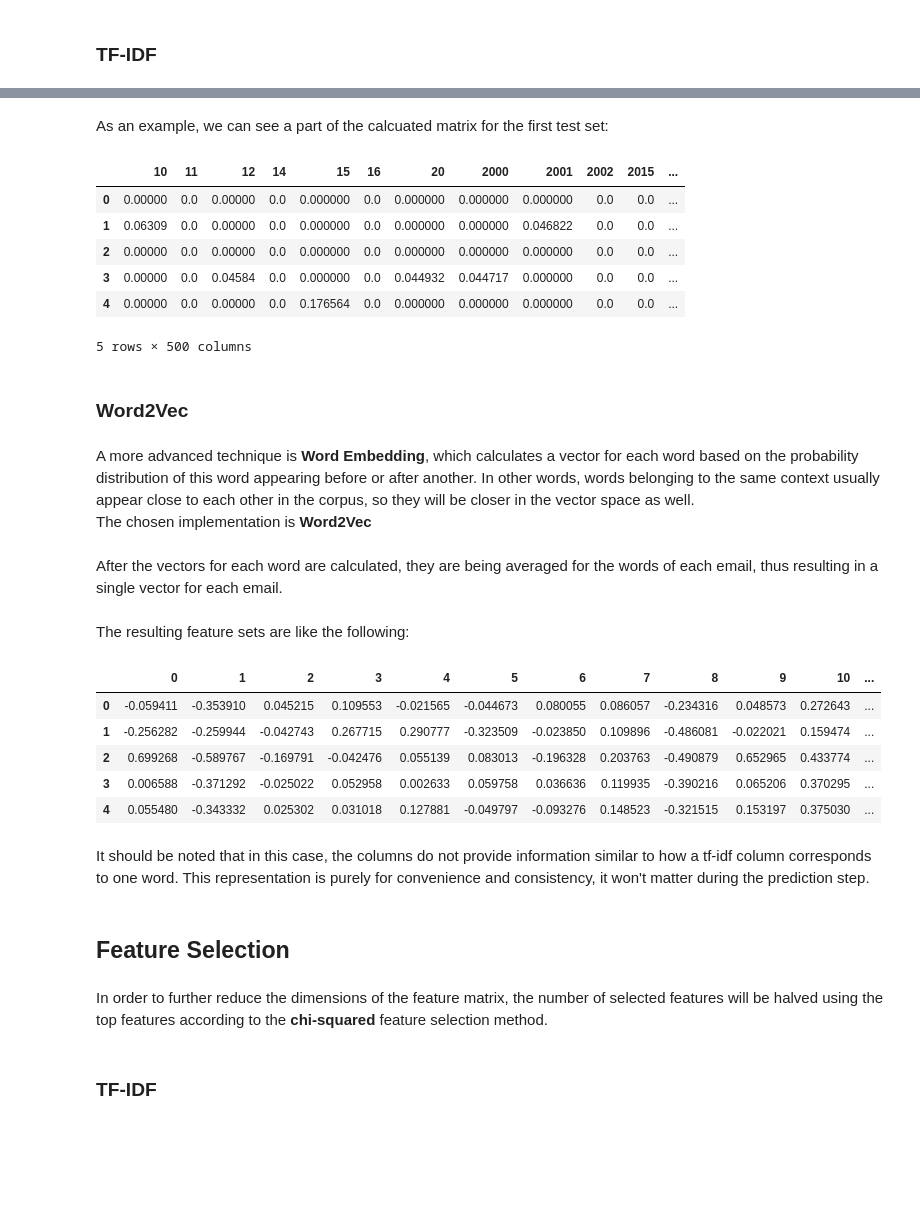
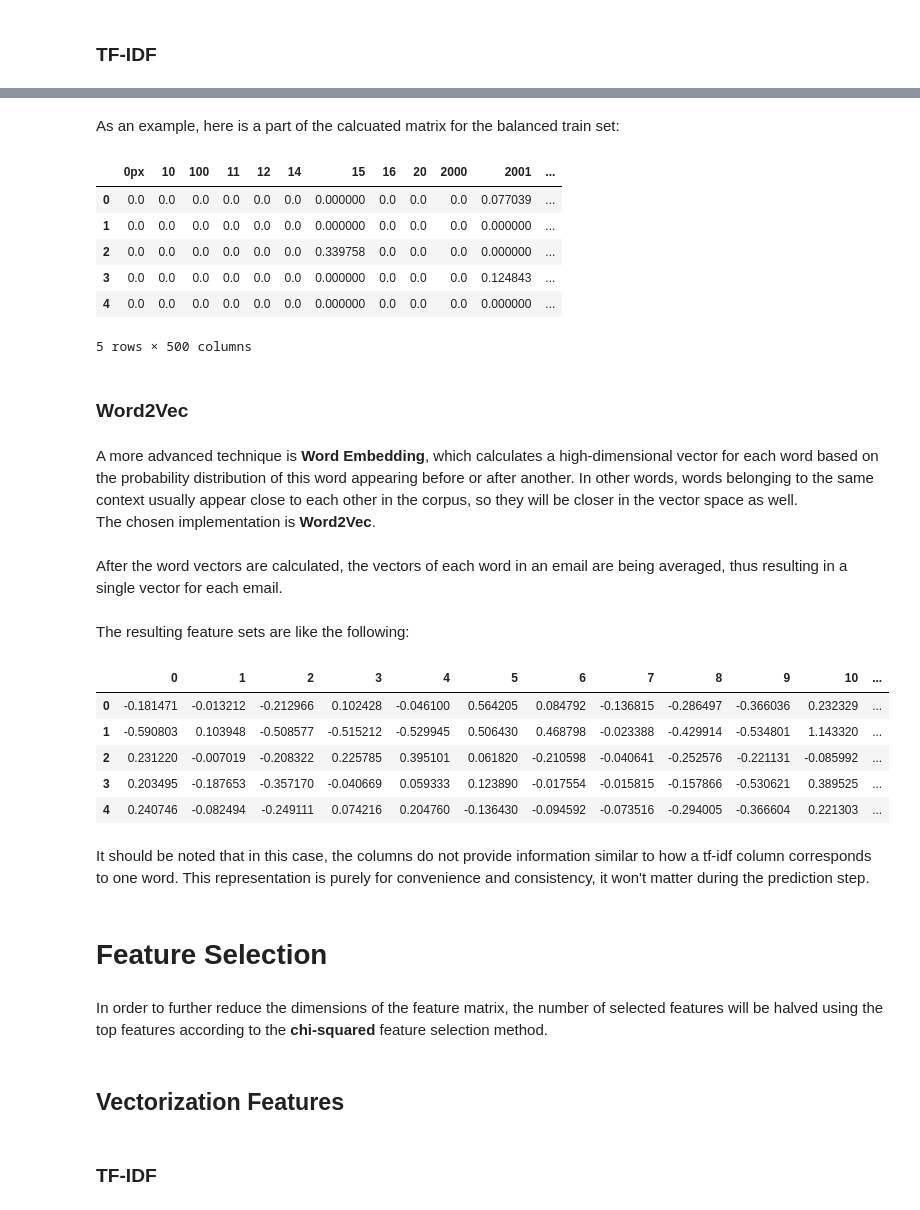
Before and after one commit to liakoyras/thesis-phishing-email-detection, a Jupyter notebook: Text Feature Extraction and Feature Selection.ipynb, the cells around one changed output, grey strips where cells are left out. Saved outputs shown, nothing was run; the diff lists cells and outputs as text; code cells hidden in the pictures; blank space fills up the shorter version.

```diff
--- a/Text Feature Extraction and Feature Selection.ipynb
+++ b/Text Feature Extraction and Feature Selection.ipynb
@@ -14,5 +16,5 @@ from ast import literal_eval
 cwd = os.getcwd()
 csv_path = os.path.join(cwd, 'data/csv/')
 
-train = ['train_1.csv', 'train_2.csv']
-test = ['test_1.csv', 'test_2.csv']
+train_tokens = ['train_balanced_tokens.csv', 'train_imbalanced_tokens.csv']
+test_tokens = ['test_balanced_tokens.csv', 'test_imbalanced_tokens.csv']
@@ -19,4 +23,4 @@ test = ['test_1.csv', 'test_2.csv']
 # %%
-train_1 = pd.read_csv(os.path.join(csv_path, train[0]), index_col=0, converters={'body': literal_eval})
-test_1 = pd.read_csv(os.path.join(csv_path, test[0]), index_col=0, converters={'body': literal_eval})
+train_balanced_tokens = pd.read_csv(os.path.join(csv_path, train_tokens[0]), index_col=0, converters={'body': literal_eval})
+test_balanced_tokens = pd.read_csv(os.path.join(csv_path, test_tokens[0]), index_col=0, converters={'body': literal_eval})
 # %%
@@ -58,26 +66,26 @@ tfidf_model_2 = tfidf_2['vectorizer']
 # %% [markdown]
-As an example, we can see a part of the calcuated matrix for the first test set:
+As an example, here is a part of the calcuated matrix for the balanced train set:
 # %%
-tfidf_test_1.head()
+tfidf_train_balanced.head()
 # %% [output]
-|  | 10 | 11 | 12 | 14 | 15 | 16 | 20 | 2000 | 2001 | 2002 | 2015 | ... |
-| 0 | 0.00000 | 0.0 | 0.00000 | 0.0 | 0.000000 | 0.0 | 0.000000 | 0.000000 | 0.000000 | 0.0 | 0.0 | ... |
-| 1 | 0.06309 | 0.0 | 0.00000 | 0.0 | 0.000000 | 0.0 | 0.000000 | 0.000000 | 0.046822 | 0.0 | 0.0 | ... |
-| 2 | 0.00000 | 0.0 | 0.00000 | 0.0 | 0.000000 | 0.0 | 0.000000 | 0.000000 | 0.000000 | 0.0 | 0.0 | ... |
-| 3 | 0.00000 | 0.0 | 0.04584 | 0.0 | 0.000000 | 0.0 | 0.044932 | 0.044717 | 0.000000 | 0.0 | 0.0 | ... |
-| 4 | 0.00000 | 0.0 | 0.00000 | 0.0 | 0.176564 | 0.0 | 0.000000 | 0.000000 | 0.000000 | 0.0 | 0.0 | ... |
+|  | 0px | 10 | 100 | 11 | 12 | 14 | 15 | 16 | 20 | 2000 | 2001 | ... |
+| 0 | 0.0 | 0.0 | 0.0 | 0.0 | 0.0 | 0.0 | 0.000000 | 0.0 | 0.0 | 0.0 | 0.077039 | ... |
+| 1 | 0.0 | 0.0 | 0.0 | 0.0 | 0.0 | 0.0 | 0.000000 | 0.0 | 0.0 | 0.0 | 0.000000 | ... |
+| 2 | 0.0 | 0.0 | 0.0 | 0.0 | 0.0 | 0.0 | 0.339758 | 0.0 | 0.0 | 0.0 | 0.000000 | ... |
+| 3 | 0.0 | 0.0 | 0.0 | 0.0 | 0.0 | 0.0 | 0.000000 | 0.0 | 0.0 | 0.0 | 0.124843 | ... |
+| 4 | 0.0 | 0.0 | 0.0 | 0.0 | 0.0 | 0.0 | 0.000000 | 0.0 | 0.0 | 0.0 | 0.000000 | ... |
 5 rows × 500 columns
 # %% [markdown]
 ### Word2Vec
 # %% [markdown]
-A more advanced technique is **Word Embedding**, which calculates a vector for each word based on the probability distribution of this word appearing before or after another. In other words, words belonging to the same context usually appear close to each other in the corpus, so they will be closer in the vector space as well.<br>
-The chosen implementation is **Word2Vec**
+A more advanced technique is **Word Embedding**, which calculates a high-dimensional vector for each word based on the probability distribution of this word appearing before or after another. In other words, words belonging to the same context usually appear close to each other in the corpus, so they will be closer in the vector space as well.<br>
+The chosen implementation is **Word2Vec**.
 # %% [markdown]
-After the vectors for each word are calculated, they are being averaged for the words of each email, thus resulting in a single vector for each email.
+After the word vectors are calculated, the vectors of each word in an email are being averaged, thus resulting in a single vector for each email.
 # %%
-word2vec_1 = util.word2vec_features(train_1['body'], test_1['body'], vector_size=100, min_count=5)
+word2vec_balanced = util.word2vec_features(train_balanced_tokens['body'], test_balanced_tokens['body'], vector_size=100, min_count=5)
 # %%
-word2vec_train_1 = word2vec_1['word2vec_train']
-word2vec_test_1 = word2vec_1['word2vec_test']
-word2vec_model_1 = word2vec_1['vectorizer']
+word2vec_train_balanced = word2vec_balanced['word2vec_train']
+word2vec_test_balanced = word2vec_balanced['word2vec_test']
+word2vec_model_balanced = word2vec_balanced['vectorizer']
 # %%
@@ -89,20 +97,22 @@ word2vec_model_2 = word2vec_2['vectorizer']
 # %% [markdown]
 The resulting feature sets are like the following:
 # %%
-word2vec_test_1.head()
+word2vec_train_balanced.head()
 # %% [output]
 |  | 0 | 1 | 2 | 3 | 4 | 5 | 6 | 7 | 8 | 9 | 10 | ... |
-| 0 | -0.059411 | -0.353910 | 0.045215 | 0.109553 | -0.021565 | -0.044673 | 0.080055 | 0.086057 | -0.234316 | 0.048573 | 0.272643 | ... |
-| 1 | -0.256282 | -0.259944 | -0.042743 | 0.267715 | 0.290777 | -0.323509 | -0.023850 | 0.109896 | -0.486081 | -0.022021 | 0.159474 | ... |
-| 2 | 0.699268 | -0.589767 | -0.169791 | -0.042476 | 0.055139 | 0.083013 | -0.196328 | 0.203763 | -0.490879 | 0.652965 | 0.433774 | ... |
-| 3 | 0.006588 | -0.371292 | -0.025022 | 0.052958 | 0.002633 | 0.059758 | 0.036636 | 0.119935 | -0.390216 | 0.065206 | 0.370295 | ... |
-| 4 | 0.055480 | -0.343332 | 0.025302 | 0.031018 | 0.127881 | -0.049797 | -0.093276 | 0.148523 | -0.321515 | 0.153197 | 0.375030 | ... |
+| 0 | -0.181471 | -0.013212 | -0.212966 | 0.102428 | -0.046100 | 0.564205 | 0.084792 | -0.136815 | -0.286497 | -0.366036 | 0.232329 | ... |
+| 1 | -0.590803 | 0.103948 | -0.508577 | -0.515212 | -0.529945 | 0.506430 | 0.468798 | -0.023388 | -0.429914 | -0.534801 | 1.143320 | ... |
+| 2 | 0.231220 | -0.007019 | -0.208322 | 0.225785 | 0.395101 | 0.061820 | -0.210598 | -0.040641 | -0.252576 | -0.221131 | -0.085992 | ... |
+| 3 | 0.203495 | -0.187653 | -0.357170 | -0.040669 | 0.059333 | 0.123890 | -0.017554 | -0.015815 | -0.157866 | -0.530621 | 0.389525 | ... |
+| 4 | 0.240746 | -0.082494 | -0.249111 | 0.074216 | 0.204760 | -0.136430 | -0.094592 | -0.073516 | -0.294005 | -0.366604 | 0.221303 | ... |
 # %% [markdown]
 It should be noted that in this case, the columns do not provide information similar to how a tf-idf column corresponds to one word. This representation is purely for convenience and consistency, it won't matter during the prediction step.
 # %% [markdown]
-## Feature Selection
+# Feature Selection
 # %% [markdown]
 In order to further reduce the dimensions of the feature matrix, the number of selected features will be halved using the top features according to the **chi-squared** feature selection method.
+# %% [markdown]
+## Vectorization Features
 # %% [markdown]
 ### TF-IDF
 # %%
```
Also changed, not shown: parts of 33 cells of this notebook, 2 other files.
